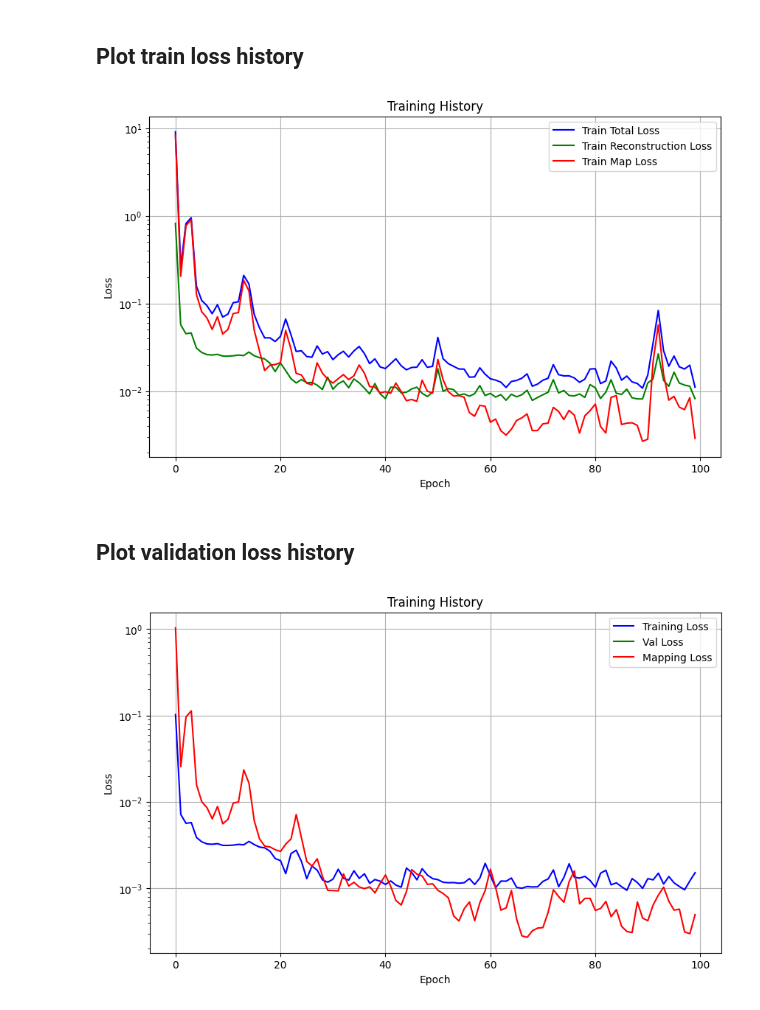
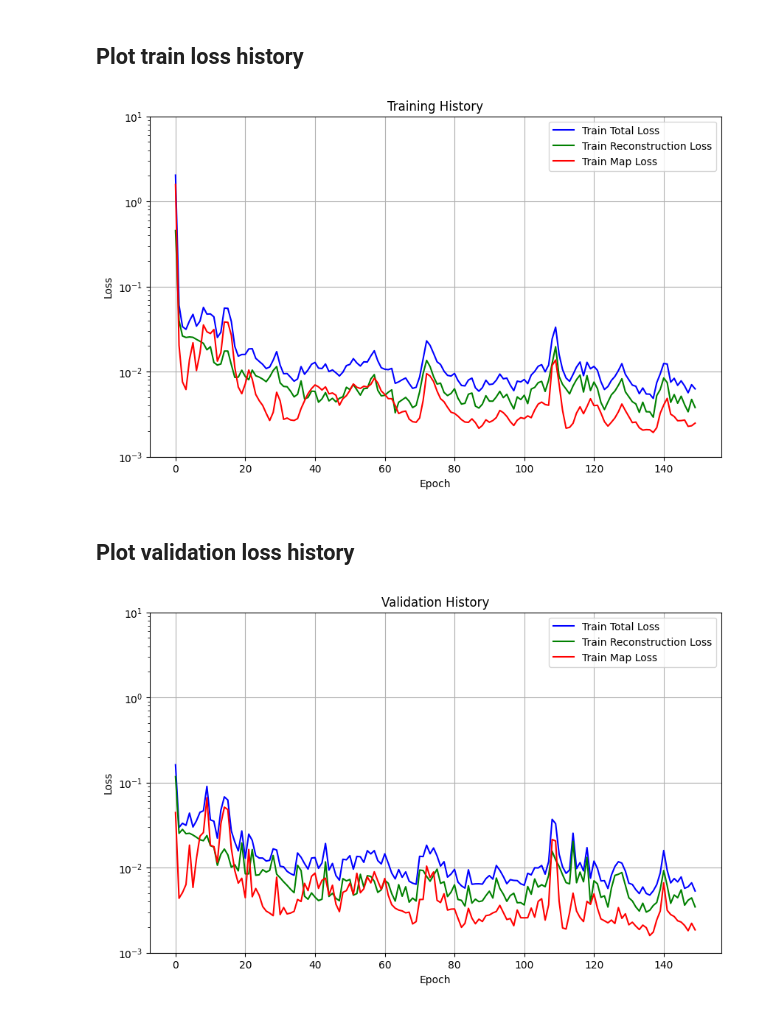
Before and after one commit to Arviano-Yuono/GAE-ROM, a Jupyter notebook: RANS_training.ipynb, the cells around one changed output. Saved outputs shown, nothing was run; the diff lists cells and outputs as text; code cells hidden in the pictures.

Commit message:
update: modify training configuration and enhance model saving functionality in training script

```diff
--- a/RANS_training.ipynb
+++ b/RANS_training.ipynb
@@ -49,8 +49,12 @@ history = train(model = model,
                 train_loader = train_loader,
                 is_val = True,
                 val_loader = val_loader,
-                save_best_model=False,
+                start_up_epoch=50,
+                save_best_model=True,
+                save_history=True,
                 config = config['training'])
+
+train_history, val_history = history
 # %% [markdown]
 ## Plot train total loss and val total loss
 # %%
@@ -78,6 +85,7 @@ plt.figure(figsize=(10, 6))
 plt.plot(train_total_loss, label='Train Total Loss', color='blue')
 plt.plot(train_reconstruction_loss, label='Train Reconstruction Loss', color='green')
 plt.plot(train_map_loss, label='Train Map Loss', color='red')
+plt.ylim(0.001, 10)
 plt.xlabel('Epoch')
 plt.ylabel('Loss')
 plt.title('Training History')
@@ -86,24 +94,25 @@ plt.grid(True)
 plt.yscale('log')
 plt.show()
 # %% [output]
-[figure, old version]
+[figure, new version]
 # %% [markdown]
 ## Plot validation loss history
 # %%
 val_total_loss = val_history['val_loss']
 val_reconstruction_loss = val_history['reconstruction_loss']
 val_map_loss = val_history['map_loss']
 
 plt.figure(figsize=(10, 6))
 plt.plot(val_total_loss, label='Train Total Loss', color='blue')
 plt.plot(val_reconstruction_loss, label='Train Reconstruction Loss', color='green')
 plt.plot(val_map_loss, label='Train Map Loss', color='red')
 plt.xlabel('Epoch')
 plt.ylabel('Loss')
+plt.ylim(0.001, 10)
 plt.title('Validation History')
 plt.legend()
 plt.grid(True)
 plt.yscale('log')
 plt.show()
 # %% [output]
-[figure, old version]
+[figure, new version]
```
Also changed, not shown: parts of 1 cell of this notebook, 2 other files.
